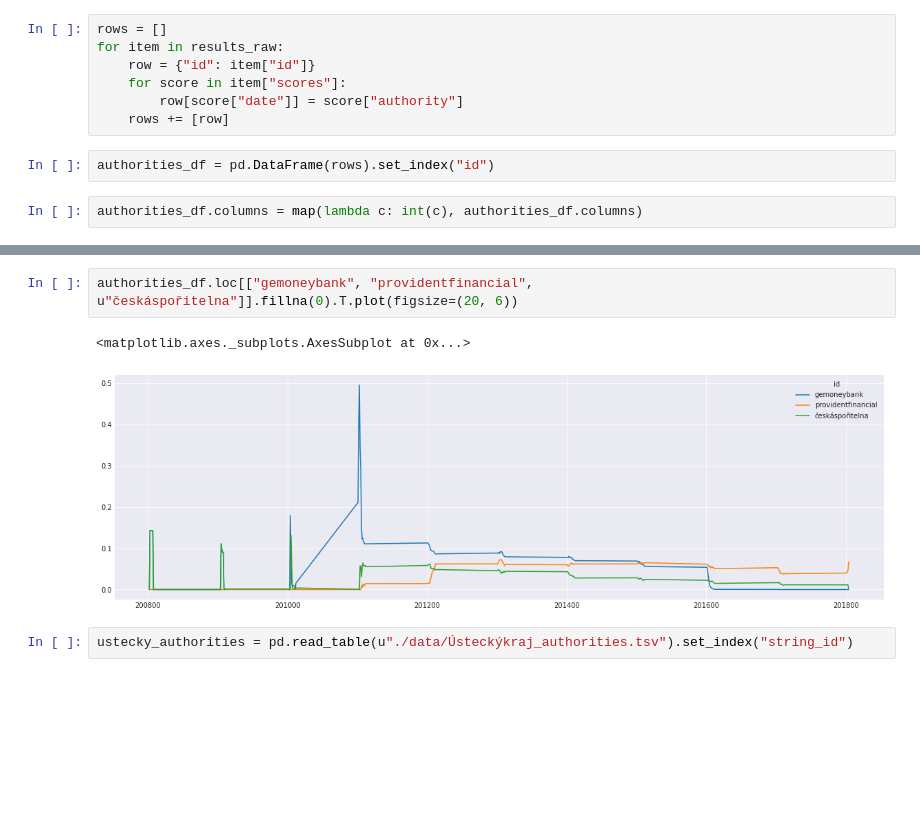
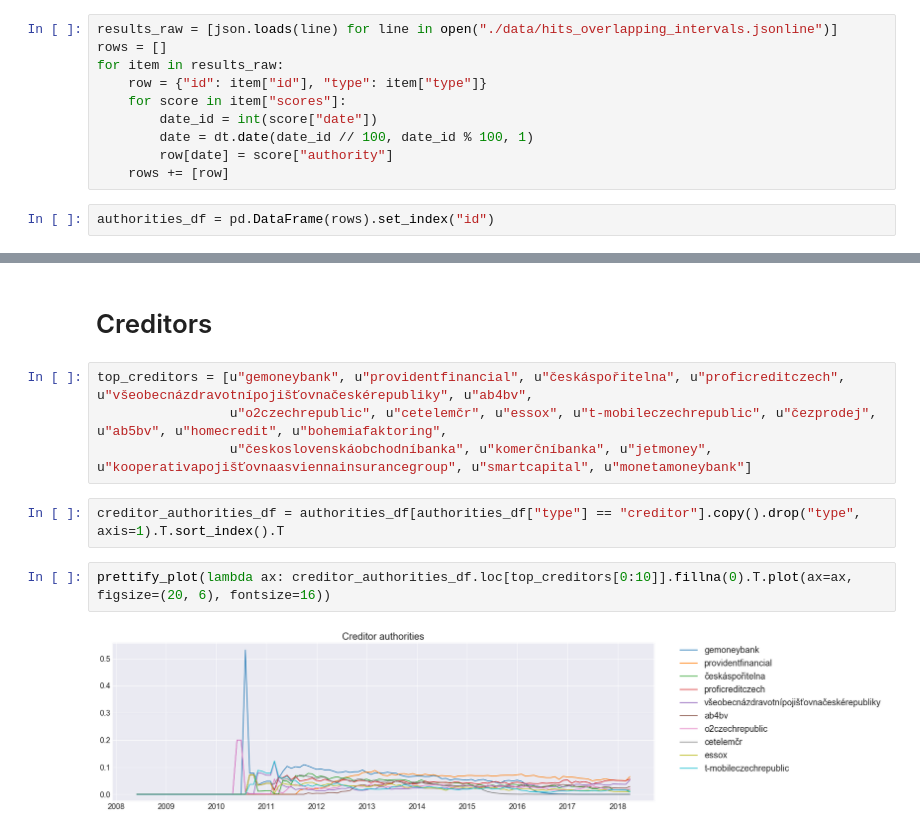
Before and after one commit to zviri/GraphSlicesExperiments, a Jupyter notebook: HITSExperimentOverlappingIntervals.ipynb, the cells around one changed output, grey strips where cells are left out. Cells and saved outputs as stored; diff of their text form; blank space fills up the shorter version.

Commit message:
Functioning experiments with visualization

```diff
--- a/HITSExperimentOverlappingIntervals.ipynb
+++ b/HITSExperimentOverlappingIntervals.ipynb
@@ -38,11 +33,12 @@ results_raw = [json.loads(line) for line in open("./data/result.jsonline")]
 # %%
+results_raw = [json.loads(line) for line in open("./data/hits_overlapping_intervals.jsonline")]
 rows = []
 for item in results_raw:
-    row = {"id": item["id"]}
+    row = {"id": item["id"], "type": item["type"]}
     for score in item["scores"]:
-        row[score["date"]] = score["authority"]
+        date_id = int(score["date"])
+        date = dt.date(date_id // 100, date_id % 100, 1)
+        row[date] = score["authority"]
     rows += [row]
 # %%
 authorities_df = pd.DataFrame(rows).set_index("id")
-# %%
-authorities_df.columns = map(lambda c: int(c), authorities_df.columns)
@@ -63,7 +45,12 @@ http://pandas.pydata.org/pandas-docs/stable/indexing.html#deprecate-loc-reindex-
+# %% [markdown]
+# Creditors
+# %%
+top_creditors = [u"gemoneybank", u"providentfinancial", u"českáspořitelna", u"proficreditczech", u"všeobecnázdravotnípojišťovnačeskérepubliky", u"ab4bv",
+                 u"o2czechrepublic", u"cetelemčr", u"essox", u"t-mobileczechrepublic", u"čezprodej", u"ab5bv", u"homecredit", u"bohemiafaktoring",
+                 u"československáobchodníbanka", u"komerčníbanka", u"jetmoney", u"kooperativapojišťovnaasviennainsurancegroup", u"smartcapital", u"monetamoneybank"]
+# %%
+creditor_authorities_df = authorities_df[authorities_df["type"] == "creditor"].copy().drop("type", axis=1).T.sort_index().T
 # %%
-authorities_df.loc[["gemoneybank", "providentfinancial", u"českáspořitelna"]].fillna(0).T.plot(figsize=(20, 6))
+prettify_plot(lambda ax: creditor_authorities_df.loc[top_creditors[0:10]].fillna(0).T.plot(ax=ax, figsize=(20, 6), fontsize=16))
 # %% [output]
-<matplotlib.axes._subplots.AxesSubplot at 0x...>
-[figure, old version]
+[figure, new version]
-# %%
-ustecky_authorities = pd.read_table(u"./data/Ústeckýkraj_authorities.tsv").set_index("string_id")
```
Also changed, not shown: parts of 13 cells of this notebook, 3 other files.
